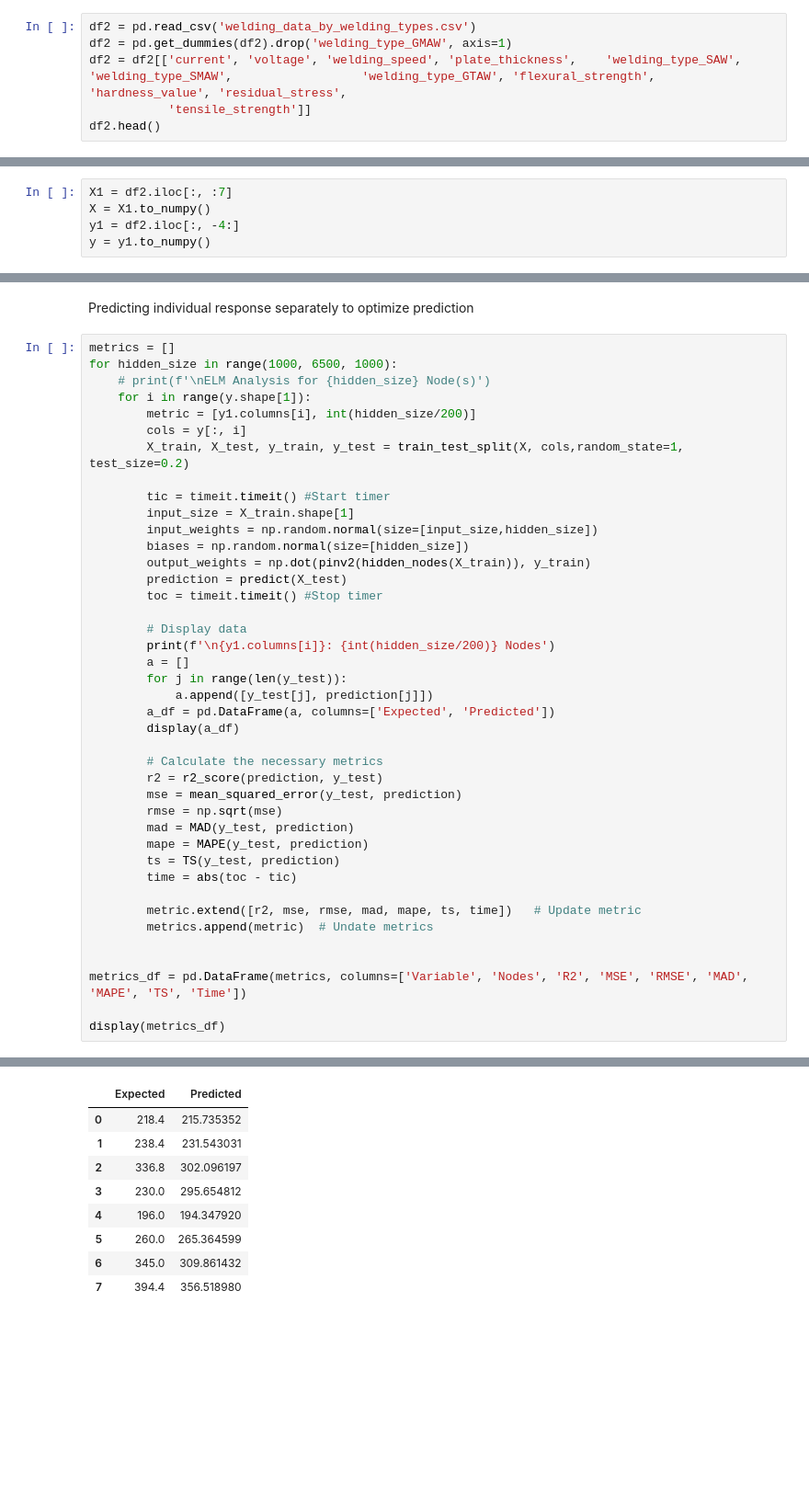
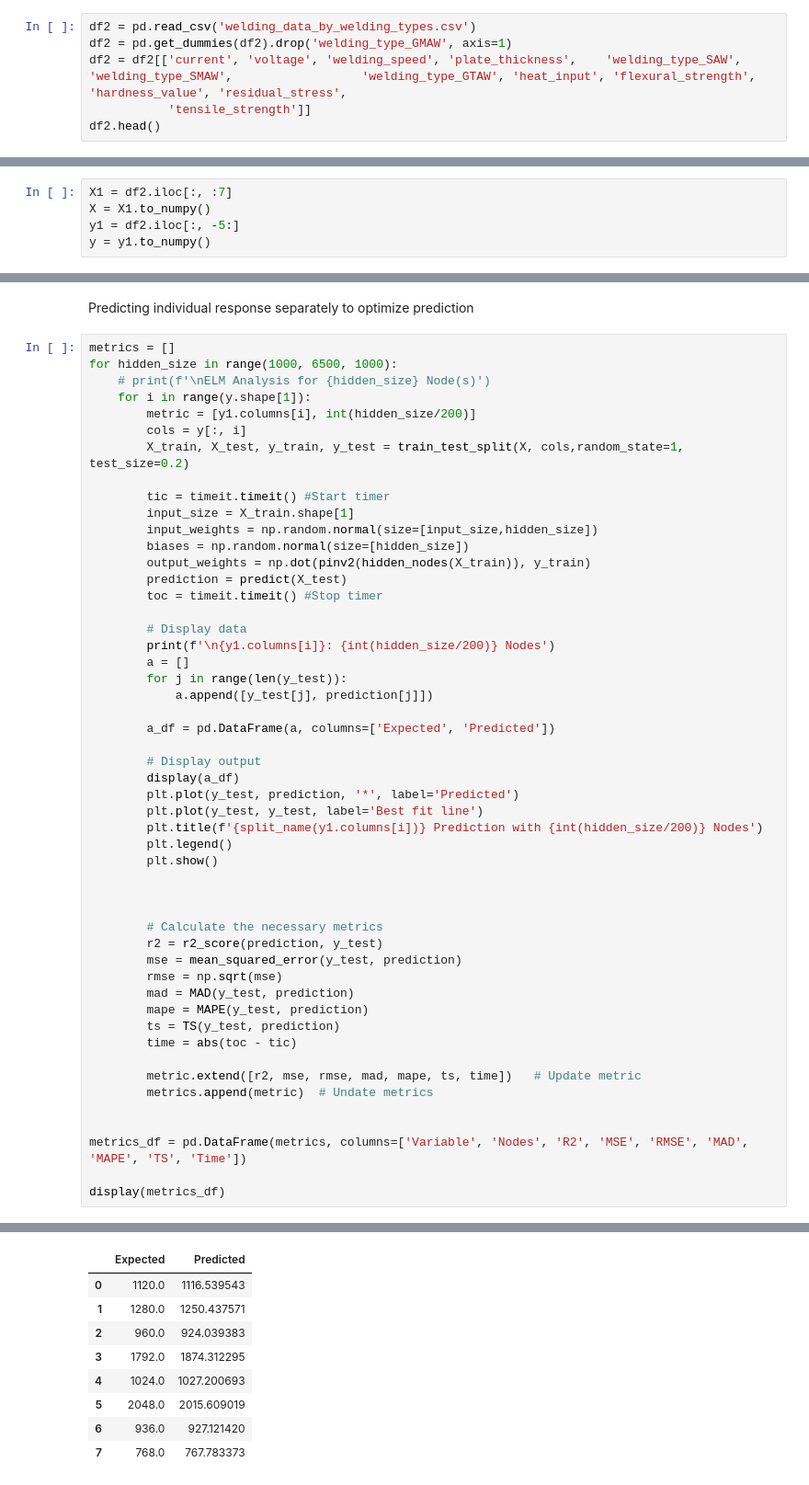
Before and after one commit to engrvitalis/Data-Analysis, a Jupyter notebook: ELM_Welding_Analysis4.ipynb, the cells around one changed output, grey strips where cells are left out. Shown at 92% size. Saved outputs shown, nothing was run; the diff lists cells and outputs as text; blank space fills up the shorter version.

```diff
--- a/ELM_Welding_Analysis4.ipynb
+++ b/ELM_Welding_Analysis4.ipynb
@@ -14,7 +14,7 @@ Analyzing welding data by welding types
 # %%
 df2 = pd.read_csv('welding_data_by_welding_types.csv')
 df2 = pd.get_dummies(df2).drop('welding_type_GMAW', axis=1)
-df2 = df2[['current', 'voltage', 'welding_speed', 'plate_thickness',	'welding_type_SAW',	'welding_type_SMAW',	              'welding_type_GTAW', 'flexural_strength', 'hardness_value', 'residual_stress',
+df2 = df2[['current', 'voltage', 'welding_speed', 'plate_thickness',	'welding_type_SAW',	'welding_type_SMAW',	              'welding_type_GTAW', 'heat_input', 'flexural_strength', 'hardness_value', 'residual_stress',
            'tensile_strength']]
 df2.head()
 # %% [output]
@@ -46,7 +46,7 @@ Generate the necessary variables for modeling
 # %%
 X1 = df2.iloc[:, :7]
 X = X1.to_numpy()
-y1 = df2.iloc[:, -4:]
+y1 = df2.iloc[:, -5:]
 y = y1.to_numpy()
 # %%
 def relu(x):
@@ -134,8 +138,18 @@ for hidden_size in range(1000, 6500, 1000):
         a = []
         for j in range(len(y_test)):
             a.append([y_test[j], prediction[j]])
+
         a_df = pd.DataFrame(a, columns=['Expected', 'Predicted'])
+
+        # Display output
         display(a_df)
+        plt.plot(y_test, prediction, '*', label='Predicted')
+        plt.plot(y_test, y_test, label='Best fit line')
+        plt.title(f'{split_name(y1.columns[i])} Prediction with {int(hidden_size/200)} Nodes')
+        plt.legend()
+        plt.show()
+
+
 
         # Calculate the necessary metrics
         r2 = r2_score(prediction, y_test)
@@ -158,9 +172,9 @@ flexural_strength: 5 Nodes
 |  | Expected | Predicted |
-| 0 | 218.4 | 215.735352 |
-| 1 | 238.4 | 231.543031 |
-| 2 | 336.8 | 302.096197 |
-| 3 | 230.0 | 295.654812 |
-| 4 | 196.0 | 194.347920 |
-| 5 | 260.0 | 265.364599 |
-| 6 | 345.0 | 309.861432 |
-| 7 | 394.4 | 356.518980 |
+| 0 | 1120.0 | 1116.539543 |
+| 1 | 1280.0 | 1250.437571 |
+| 2 | 960.0 | 924.039383 |
+| 3 | 1792.0 | 1874.312295 |
+| 4 | 1024.0 | 1027.200693 |
+| 5 | 2048.0 | 2015.609019 |
+| 6 | 936.0 | 927.121420 |
+| 7 | 768.0 | 767.783373 |
```
Also changed, not shown: parts of 3 cells of this notebook, 1 other file.
